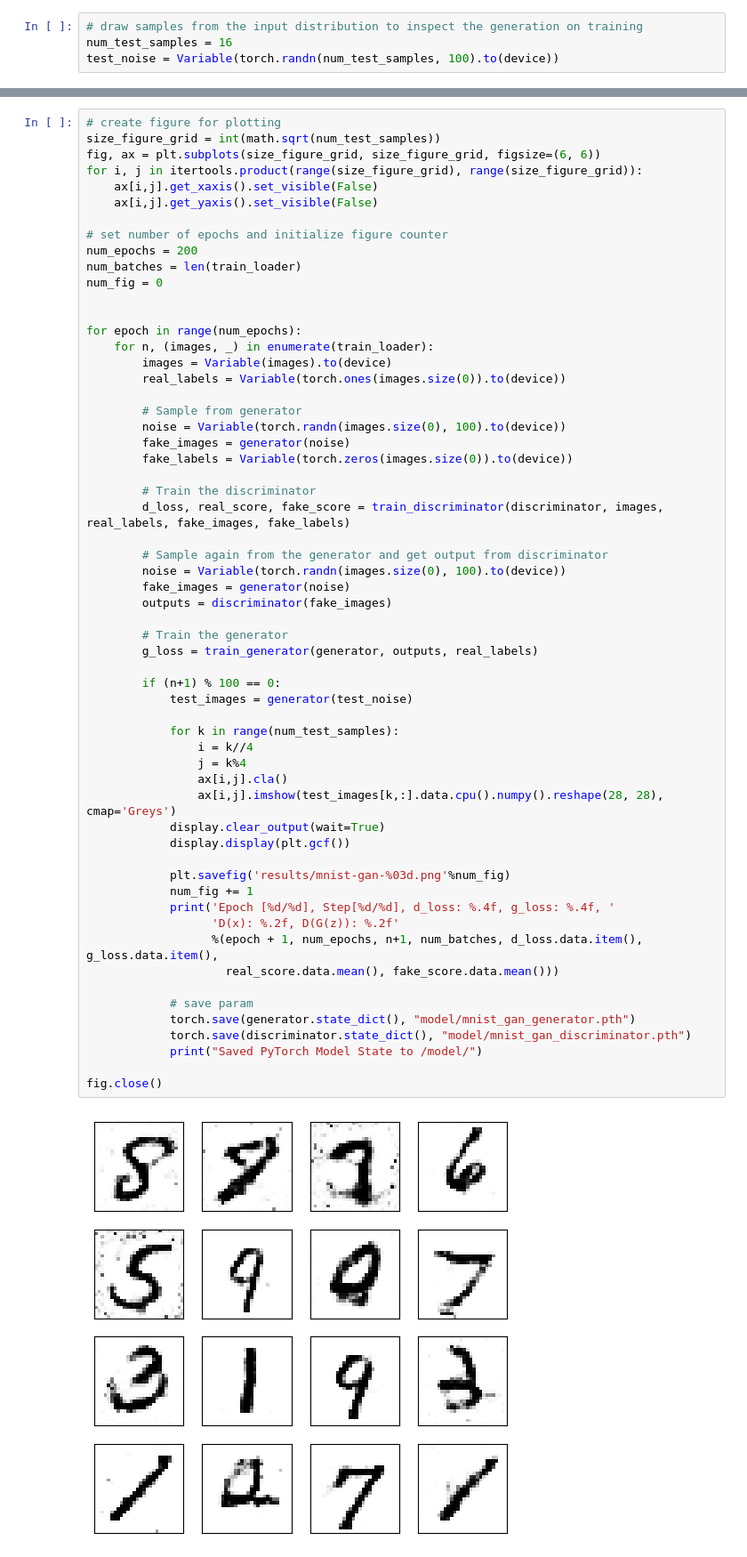
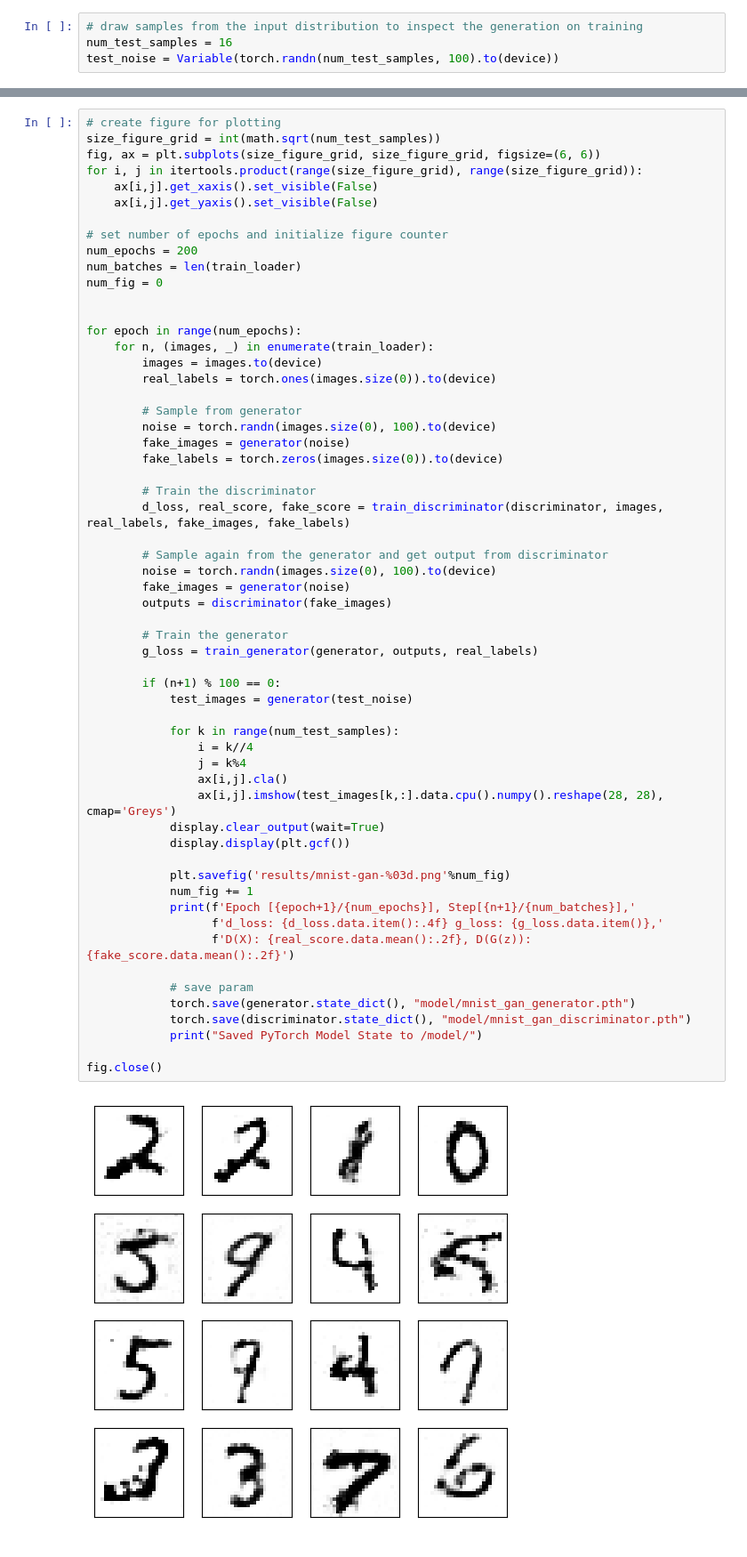
Before and after one commit to taimoon/deep-learning-note, a Jupyter notebook: MNIST GAN FIX.ipynb, the cells around one changed output, grey strips where cells are left out. Shown: that part at 89% size. Cells and saved outputs as stored; diff of their text form.

```diff
--- a/MNIST GAN FIX.ipynb
+++ b/MNIST GAN FIX.ipynb
@@ -134,48 +139,47 @@ num_fig = 0
 
 for epoch in range(num_epochs):
     for n, (images, _) in enumerate(train_loader):
-        images = Variable(images).to(device)
-        real_labels = Variable(torch.ones(images.size(0)).to(device))
+        images = images.to(device)
+        real_labels = torch.ones(images.size(0)).to(device)
 
         # Sample from generator
-        noise = Variable(torch.randn(images.size(0), 100).to(device))
+        noise = torch.randn(images.size(0), 100).to(device)
         fake_images = generator(noise)
-        fake_labels = Variable(torch.zeros(images.size(0)).to(device))
+        fake_labels = torch.zeros(images.size(0)).to(device)
 
         # Train the discriminator
         d_loss, real_score, fake_score = train_discriminator(discriminator, images, real_labels, fake_images, fake_labels)
 
         # Sample again from the generator and get output from discriminator
-        noise = Variable(torch.randn(images.size(0), 100).to(device))
+        noise = torch.randn(images.size(0), 100).to(device)
         fake_images = generator(noise)
         outputs = discriminator(fake_images)
 
         # Train the generator
         g_loss = train_generator(generator, outputs, real_labels)
 
         if (n+1) % 100 == 0:
             test_images = generator(test_noise)
 
             for k in range(num_test_samples):
                 i = k//4
                 j = k%4
                 ax[i,j].cla()
                 ax[i,j].imshow(test_images[k,:].data.cpu().numpy().reshape(28, 28), cmap='Greys')
             display.clear_output(wait=True)
             display.display(plt.gcf())
 
             plt.savefig('results/mnist-gan-%03d.png'%num_fig)
             num_fig += 1
-            print('Epoch [%d/%d], Step[%d/%d], d_loss: %.4f, g_loss: %.4f, '
-                  'D(x): %.2f, D(G(z)): %.2f'
-                  %(epoch + 1, num_epochs, n+1, num_batches, d_loss.data.item(), g_loss.data.item(),
-                    real_score.data.mean(), fake_score.data.mean()))
+            print(f'Epoch [{epoch+1}/{num_epochs}], Step[{n+1}/{num_batches}],'
+                  f'd_loss: {d_loss.data.item():.4f} g_loss: {g_loss.data.item()},'
+                  f'D(X): {real_score.data.mean():.2f}, D(G(z)): {fake_score.data.mean():.2f}')
 
             # save param
             torch.save(generator.state_dict(), "model/mnist_gan_generator.pth")
             torch.save(discriminator.state_dict(), "model/mnist_gan_discriminator.pth")
             print("Saved PyTorch Model State to /model/")
 
 fig.close()
 # %% [output]
-[figure, old version]
+[figure, new version]
```
Also changed, not shown: parts of 2 cells of this notebook, 1 other file.
